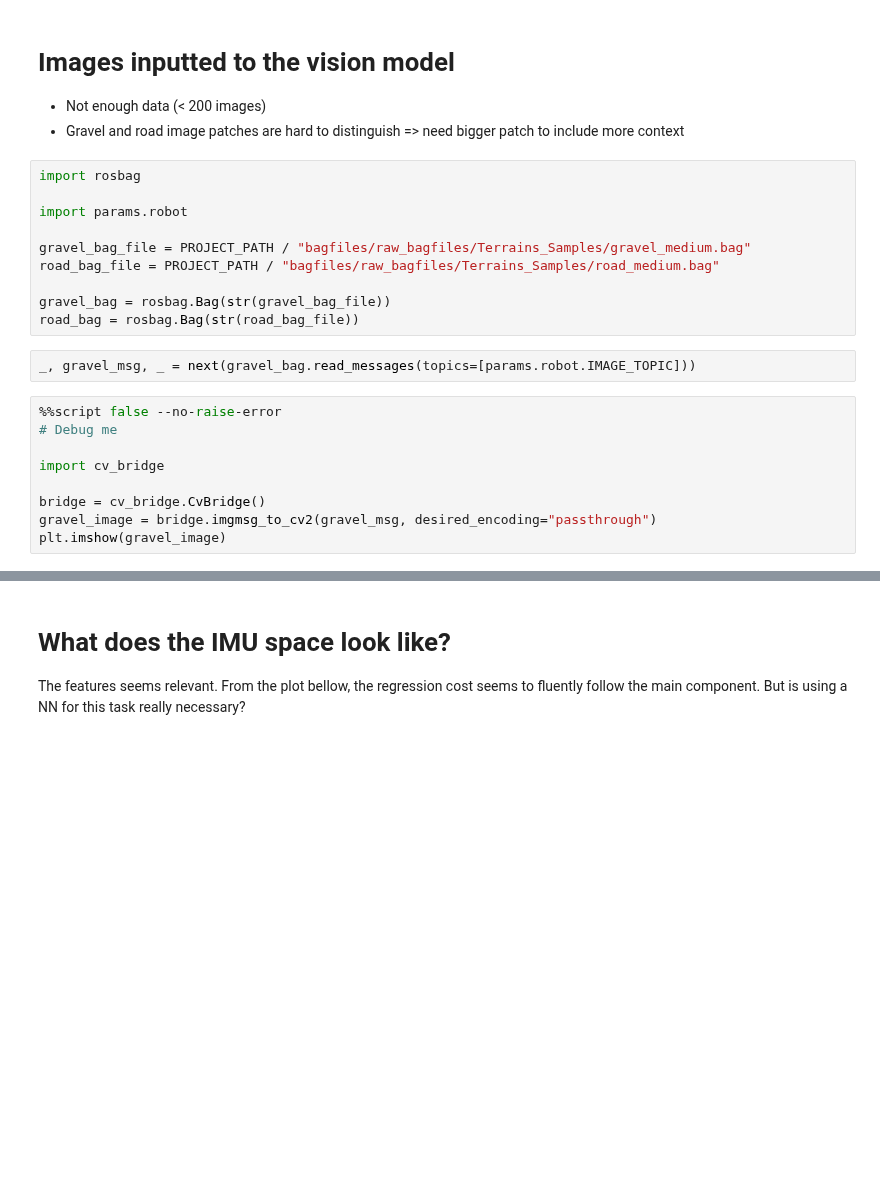
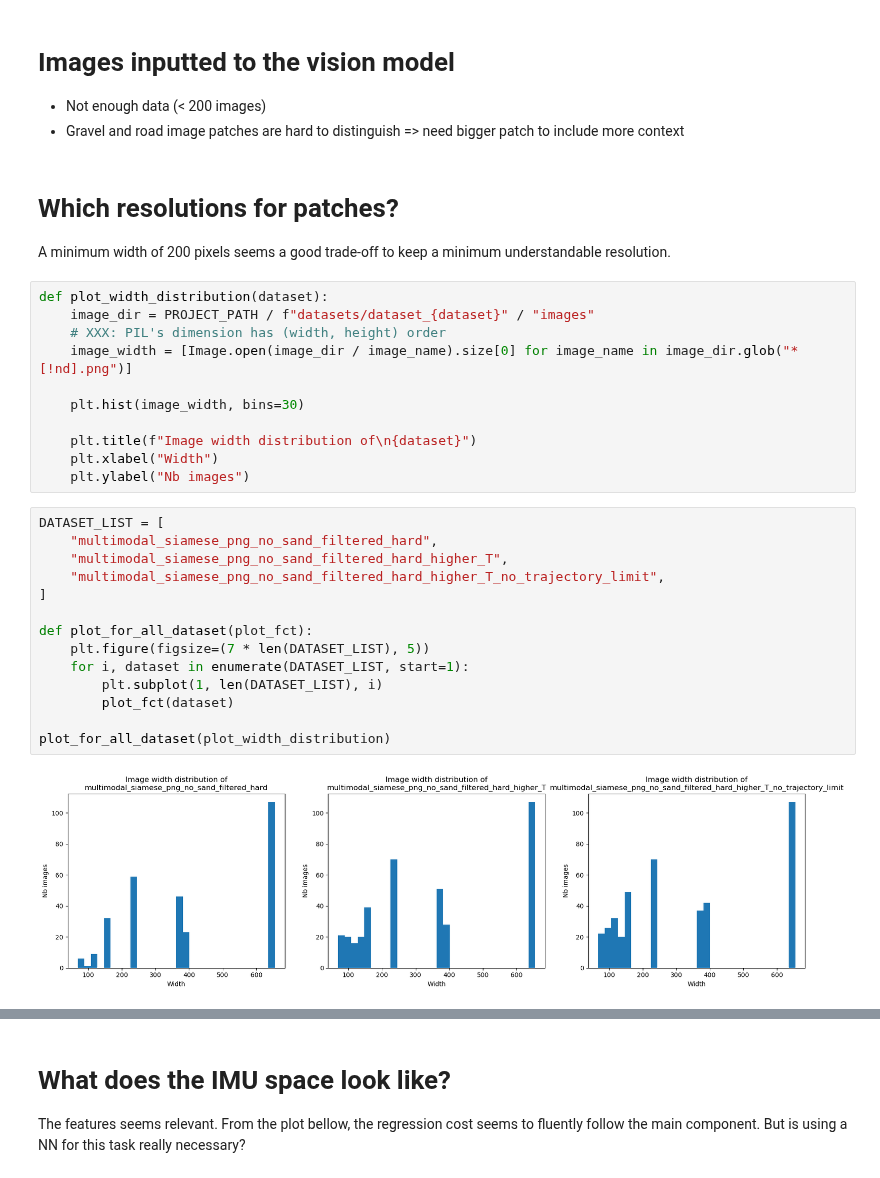
Before and after one commit to Whojo/Autonomous-Navigation-Offroad-by-traversability-analysis, a Jupyter notebook: src/models_development/multimodal_velocity_regression_alt/debug_learning.ipynb, the cells around one changed output, grey strips where cells are left out. Cells and saved outputs as stored; diff of their text form; blank space fills up the shorter version.

Commit message:
Extend debug learning notebook

```diff
--- a/src/models_development/multimodal_velocity_regression_alt/debug_learning.ipynb
+++ b/src/models_development/multimodal_velocity_regression_alt/debug_learning.ipynb
@@ -61,24 +64,33 @@ plt.hist(inference_cost_df["traversal_cost"], color="yellow", alpha=0.5);
 # Images inputted to the vision model
 - Not enough data (< 200 images)
 - Gravel and road image patches are hard to distinguish => need bigger patch to include more context
-# %%
-import rosbag
-
-import params.robot
-
-gravel_bag_file = PROJECT_PATH / "bagfiles/raw_bagfiles/Terrains_Samples/gravel_medium.bag"
-road_bag_file = PROJECT_PATH / "bagfiles/raw_bagfiles/Terrains_Samples/road_medium.bag"
-
-gravel_bag = rosbag.Bag(str(gravel_bag_file))
-road_bag = rosbag.Bag(str(road_bag_file))
-# %%
-_, gravel_msg, _ = next(gravel_bag.read_messages(topics=[params.robot.IMAGE_TOPIC]))
-# %%
-%%script false --no-raise-error
-# Debug me
-
-import cv_bridge
-
-bridge = cv_bridge.CvBridge()
-gravel_image = bridge.imgmsg_to_cv2(gravel_msg, desired_encoding="passthrough")
-plt.imshow(gravel_image)
+# %% [markdown]
+# Which resolutions for patches?
+A minimum width of 200 pixels seems a good trade-off to keep a minimum understandable resolution.
+# %%
+def plot_width_distribution(dataset):
+    image_dir = PROJECT_PATH / f"datasets/dataset_{dataset}" / "images"
+    # XXX: PIL's dimension has (width, height) order
+    image_width = [Image.open(image_dir / image_name).size[0] for image_name in image_dir.glob("*[!nd].png")]
+
+    plt.hist(image_width, bins=30)
+
+    plt.title(f"Image width distribution of\n{dataset}")
+    plt.xlabel("Width")
+    plt.ylabel("Nb images")
+# %%
+DATASET_LIST = [
+    "multimodal_siamese_png_no_sand_filtered_hard",
+    "multimodal_siamese_png_no_sand_filtered_hard_higher_T",
+    "multimodal_siamese_png_no_sand_filtered_hard_higher_T_no_trajectory_limit",
+]
+
+def plot_for_all_dataset(plot_fct):
+    plt.figure(figsize=(7 * len(DATASET_LIST), 5))
+    for i, dataset in enumerate(DATASET_LIST, start=1):
+        plt.subplot(1, len(DATASET_LIST), i)
+        plot_fct(dataset)
+
+plot_for_all_dataset(plot_width_distribution)
+# %% [output]
+[figure, added]
```
Also changed, not shown: parts of 18 cells of this notebook.
